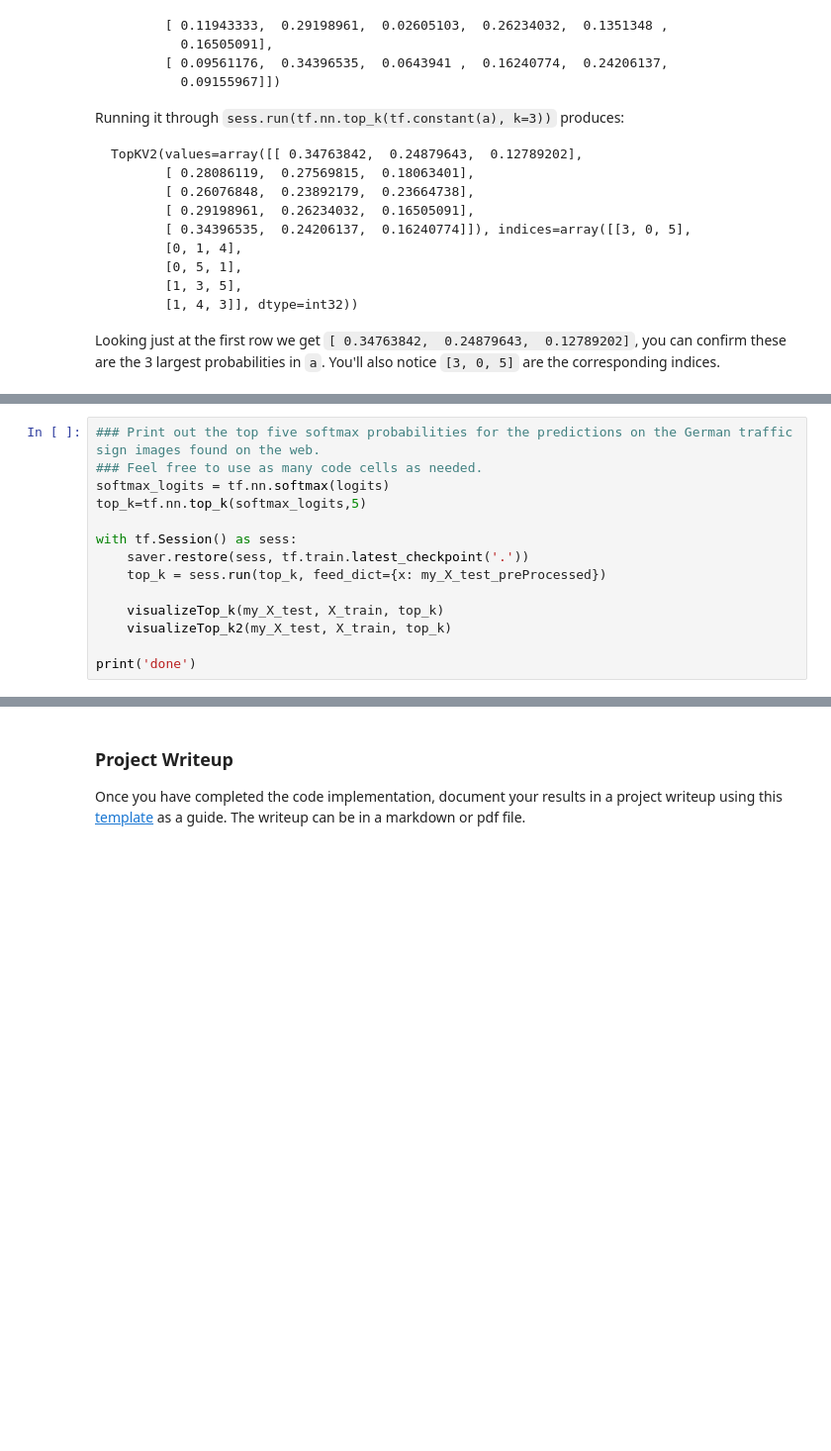
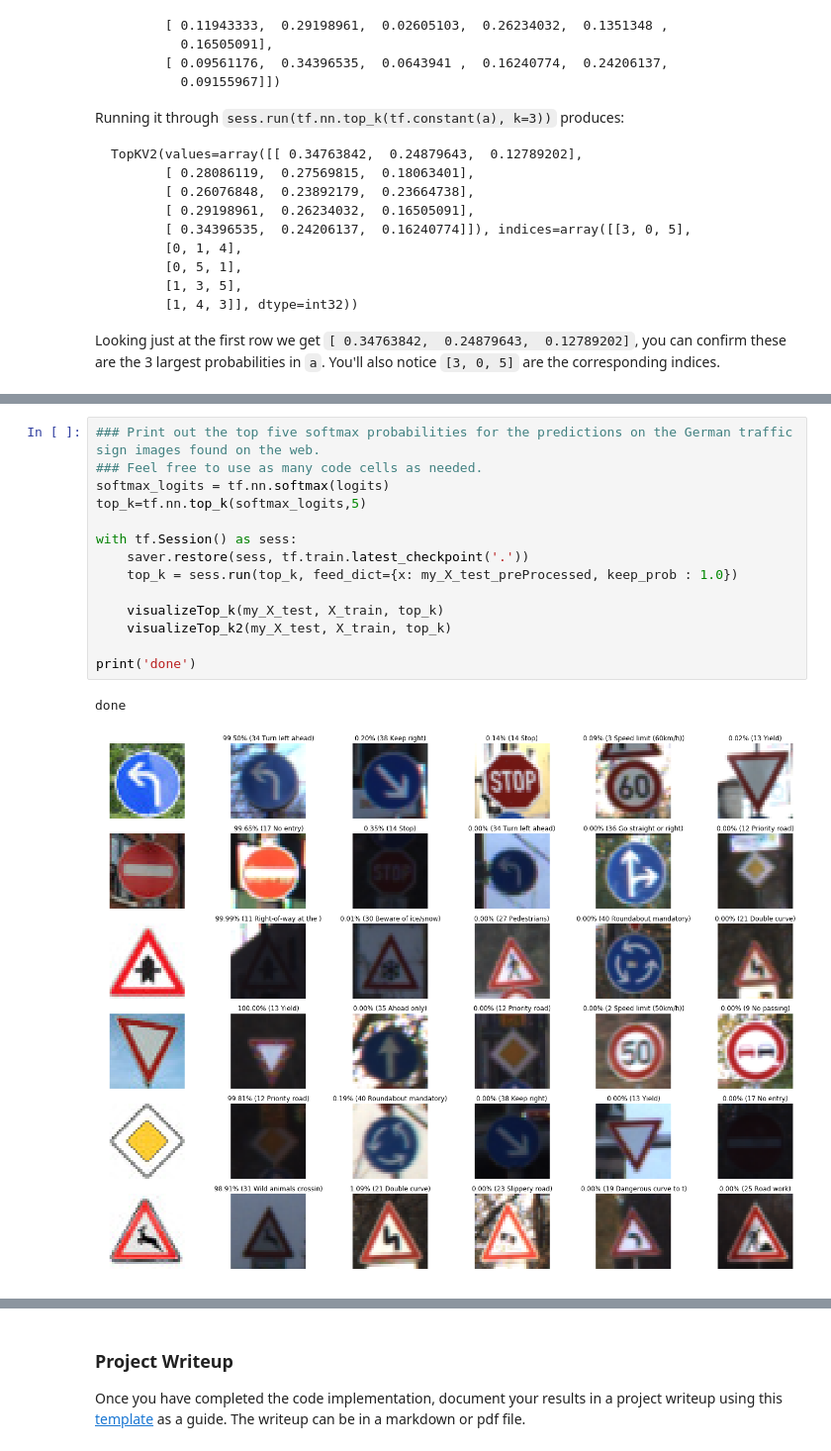
Before and after one commit to MarkBroerkens/CarND-Traffic-Sign-Classifier-Project, a Jupyter notebook: Traffic_Sign_Classifier.ipynb, the cells around one changed output, grey strips where cells are left out. Shown at 99% size. Saved outputs shown, nothing was run; the diff lists cells and outputs as text; blank space fills up the shorter version.

```diff
--- a/Traffic_Sign_Classifier.ipynb
+++ b/Traffic_Sign_Classifier.ipynb
@@ -645,14 +662,17 @@ print('done')
 # %%
 ### Print out the top five softmax probabilities for the predictions on the German traffic sign images found on the web.
 ### Feel free to use as many code cells as needed.
 softmax_logits = tf.nn.softmax(logits)
 top_k=tf.nn.top_k(softmax_logits,5)
 
 with tf.Session() as sess:
     saver.restore(sess, tf.train.latest_checkpoint('.'))
-    top_k = sess.run(top_k, feed_dict={x: my_X_test_preProcessed})
+    top_k = sess.run(top_k, feed_dict={x: my_X_test_preProcessed, keep_prob : 1.0})
 
     visualizeTop_k(my_X_test, X_train, top_k)
     visualizeTop_k2(my_X_test, X_train, top_k)
 
 print('done')
+# %% [output]
+done
+[figure, added]
```
Also changed, not shown: parts of 11 cells of this notebook, 1 other file.
